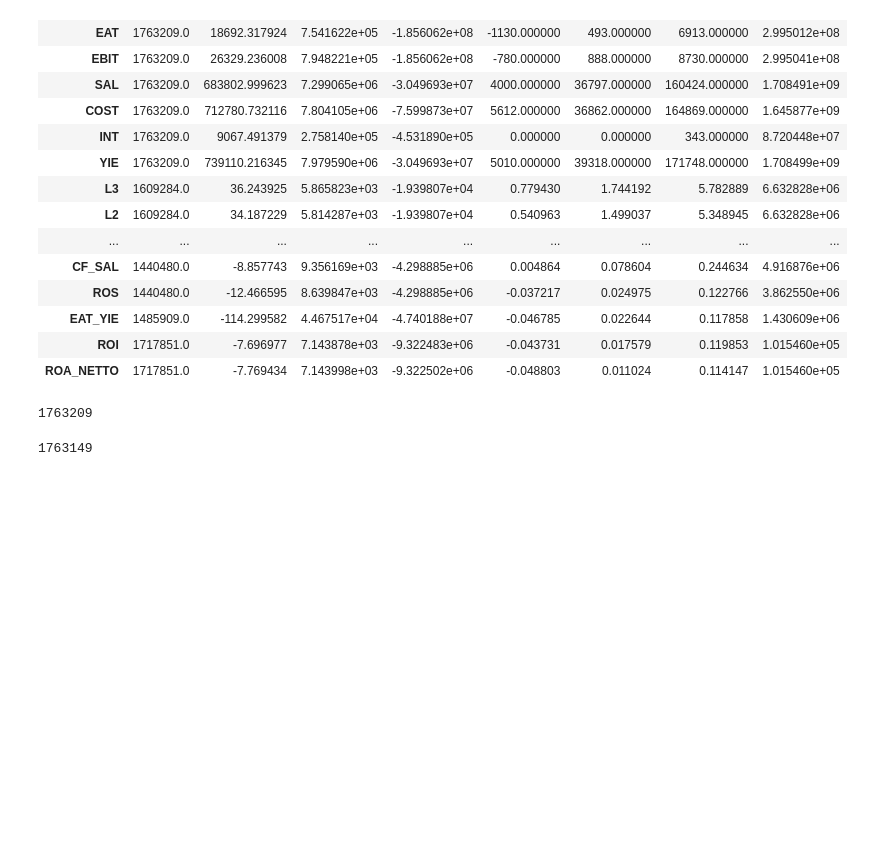
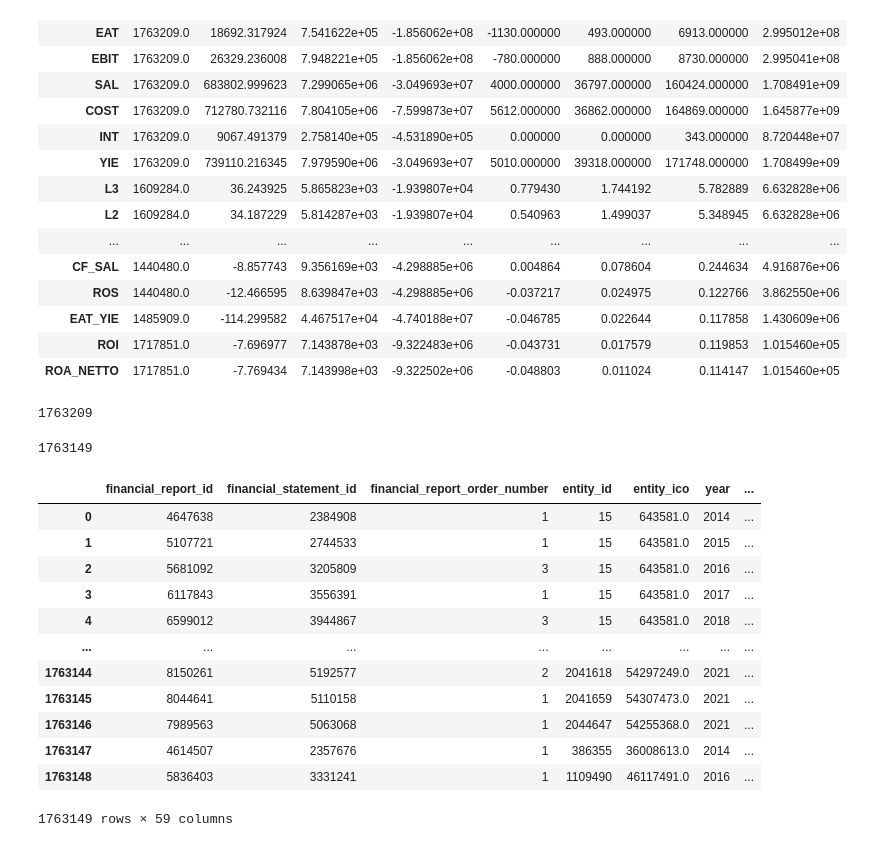
Before and after one commit to rohalmatus/financial-distress-models, a Jupyter notebook: CODE/TRANSFORM/06_financial_ratios_transform.ipynb, the cells around one changed output. Cells and saved outputs as stored; diff of their text form; code cells hidden in the pictures; blank space fills up the shorter version.

```diff
--- a/CODE/TRANSFORM/06_financial_ratios_transform.ipynb
+++ b/CODE/TRANSFORM/06_financial_ratios_transform.ipynb
@@ -163,3 +183,37 @@ statements_table = None
 # %% [output]
 1763209
 1763149
+# %%
+df_statements_extended = df_statements_extended[
+    ['financial_report_id', 'financial_statement_id',
+     'financial_report_order_number', 'entity_id',
+     'entity_ico', 'year', 'month', 'period_length', 'consolidated', 'type',
+     'entity_name', 'establishment_date', 'sknace_code', 'entity_state',
+
+
+     'CA', 'CASH', 'CL', 'EQ', 'NCL', 'TA', 'TL',
+     'CC', 'INV', 'CF_NETTO', 'CF_SELFFIN', 'EAT', 'EBIT', 'SAL', 'COST',
+     'INT', 'YIE',
+
+     'L3', 'L2', 'L1', 'CF_CL', 'CASH_TA', 'SAL_TA', 'TL_SAL',
+     'INV_COST', 'INV_SAL', 'CC_SAL', 'TA_SAL', 'TL_TA', 'CF_TL', 'CL_TA',
+     'NCL_TA', 'EQ_TL', 'EQ_TA', 'EBIT_INT', 'CL_CC', 'ROE', 'EAT_TA',
+     'ROA_BRUTTO', 'CF_TA', 'CF_SAL', 'ROS', 'EAT_YIE', 'ROI', 'ROA_NETTO'
+     ]
+]
+
+df_statements_extended
+# %% [output]
+|  | financial_report_id | financial_statement_id | financial_report_order_number | entity_id | entity_ico | year | ... |
+| 0 | 4647638 | 2384908 | 1 | 15 | 643581.0 | 2014 | ... |
+| 1 | 5107721 | 2744533 | 1 | 15 | 643581.0 | 2015 | ... |
+| 2 | 5681092 | 3205809 | 3 | 15 | 643581.0 | 2016 | ... |
+| 3 | 6117843 | 3556391 | 1 | 15 | 643581.0 | 2017 | ... |
+| 4 | 6599012 | 3944867 | 3 | 15 | 643581.0 | 2018 | ... |
+| ... | ... | ... | ... | ... | ... | ... | ... |
+| 1763144 | 8150261 | 5192577 | 2 | 2041618 | 54297249.0 | 2021 | ... |
+| 1763145 | 8044641 | 5110158 | 1 | 2041659 | 54307473.0 | 2021 | ... |
+| 1763146 | 7989563 | 5063068 | 1 | 2044647 | 54255368.0 | 2021 | ... |
+| 1763147 | 4614507 | 2357676 | 1 | 386355 | 36008613.0 | 2014 | ... |
+| 1763148 | 5836403 | 3331241 | 1 | 1109490 | 46117491.0 | 2016 | ... |
+1763149 rows × 59 columns
```
Also changed, not shown: parts of 3 cells of this notebook, 2 other files.
